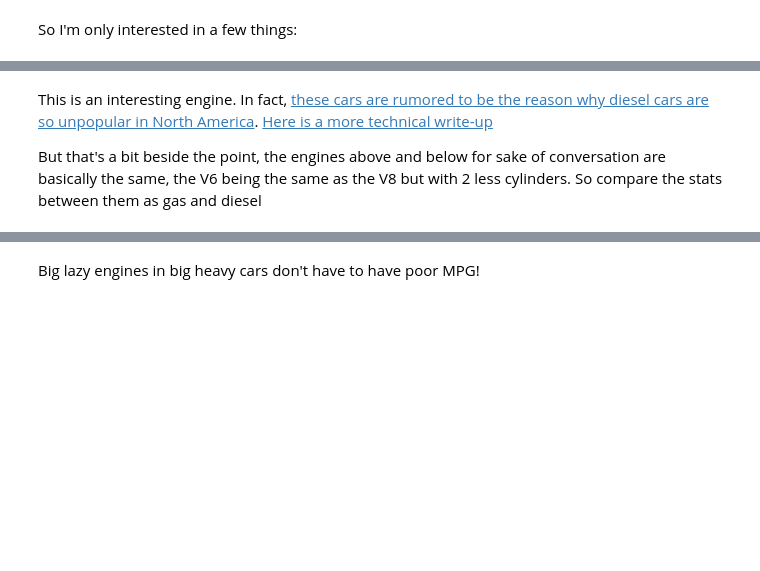
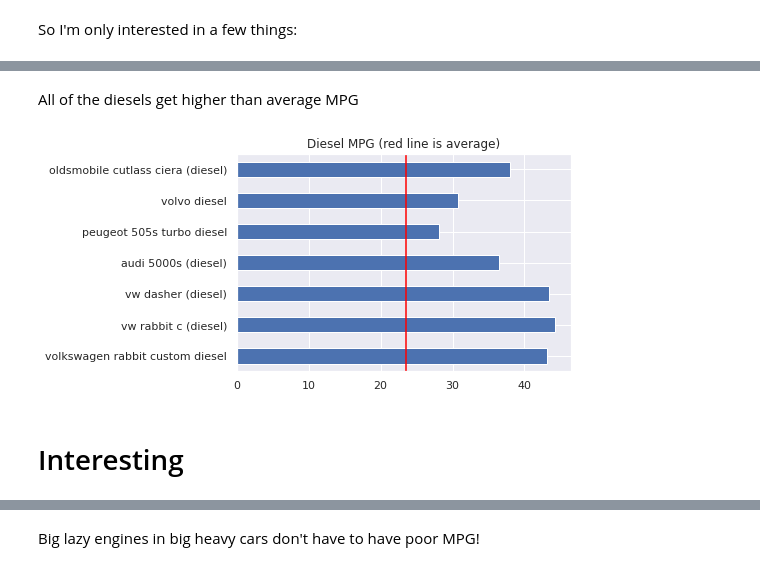
Before and after one commit to WhiteDopeOnPunk/mpg, a Jupyter notebook: eda.ipynb, the cells around one changed output, grey strips where cells are left out. Cells and saved outputs as stored; diff of their text form; code cells hidden in the pictures; blank space fills up the shorter version.

```diff
--- a/eda.ipynb
+++ b/eda.ipynb
@@ -142,0 +122,3 @@ Look at the gruntiness and mpg of these diesels! For comparison the first Audi a
+# %%
+diesels = merged[merged.car_name.str.contains('diesel')]
+diesels
@@ -143,9 +134,16 @@ Look at the gruntiness and mpg of these diesels! For comparison the first Audi a
+# %% [markdown]
+All of the diesels get higher than average MPG
+# %%
+diesels.mpg.plot(kind='barh')
+plt.yticks(np.arange(len(diesels)),diesels.car_name)
+plt.axvline(merged.mpg.mean(),color='red')
+plt.title('Diesel MPG (red line is average)');
+# %% [output]
+[figure, added]
+# %% [markdown]
+# Interesting
 # %%
 merged.iloc[np.where((merged.mpg>35) & (merged.displacement > 250))]
 # %% [output]
 |  | mpg | cylinders | displacement | horsepower | weight | acceleration | model_year | origin | car_name | ... |
 | 386 | 38.0 | 6 | 262.0 | 85.0 | 3015.0 | 17.0 | 82 | 1 | oldsmobile cutlass ciera (diesel) | ... |
-# %% [markdown]
-This is an interesting engine. In fact, [these cars are rumored to be the reason why diesel cars are so unpopular in North America](https://www.autotrader.com/car-news/when-diesel-was-dreadful-oldsmobile-diesels-259997). [Here is a more technical write-up](https://www.dieselworldmag.com/diesel-engines/oldsmobile-350-v8)
-
-But that's a bit beside the point, the engines above and below for sake of conversation are basically the same, the V6 being the same as the V8 but with 2 less cylinders. So compare the stats between them as gas and diesel
```
Also changed, not shown: parts of 46 cells of this notebook, 1 other file.
